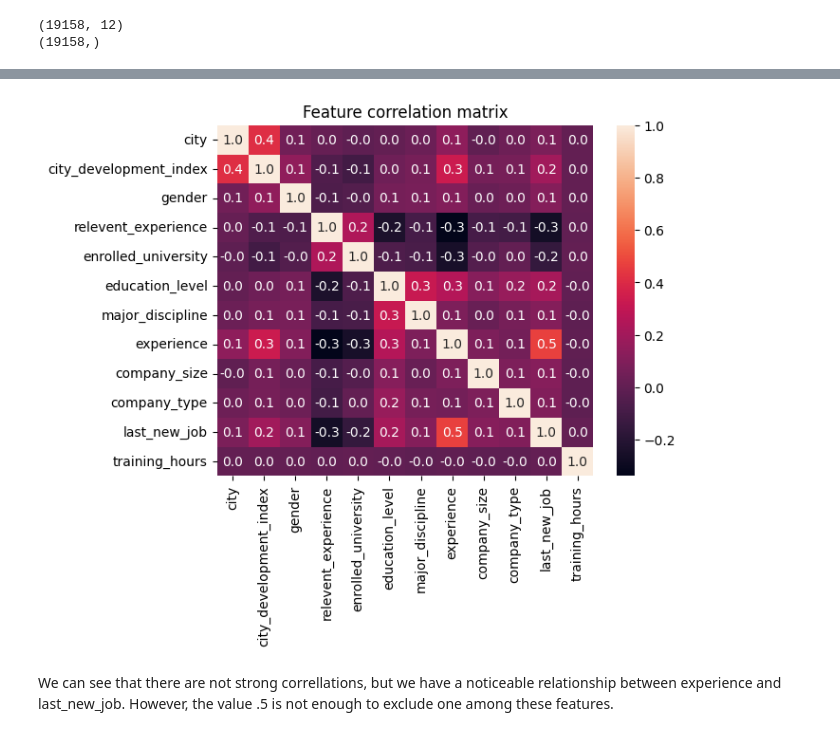
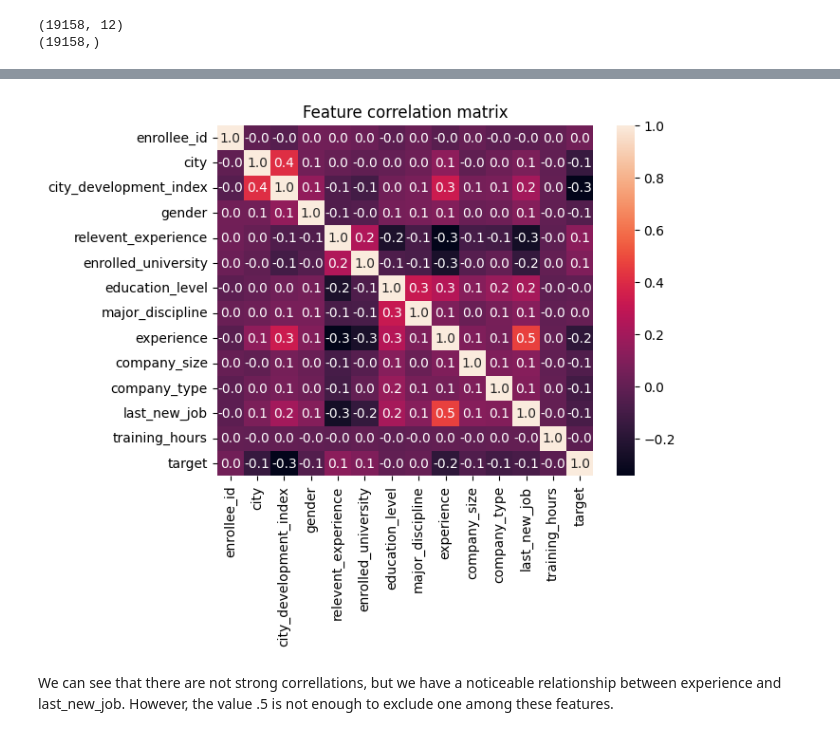
Before and after one commit to rubenIng93/xtream-ai-assignment, a Jupyter notebook: exploratory-analysis.ipynb, the cells around one changed output, grey strips where cells are left out. Drawn from its saved outputs; the diff is of its cells as text; code cells hidden in the pictures.

```diff
--- a/exploratory-analysis.ipynb
+++ b/exploratory-analysis.ipynb
@@ -278,0 +279,21 @@ We can start by checking the correlation among features. In case we have an high
+# %%
+# let's take a dataframe copy to be used in successive steps
+# as for data visualization we will convert categorical features in a scale 0 to n
+# but for fitting the model we should instead use the one hot encoding, to prevent misleading information
+factorized_df = df.copy()
+
+
+# Define a list of string features to be converted in numerical values
+to_convert = [
+    'gender',
+    'relevent_experience',
+    'enrolled_university',
+    'major_discipline',
+    'company_type'
+]
+
+factorized_df[to_convert] = factorized_df[to_convert].apply(lambda x: pd.factorize(x)[0])
+
+
+
+factorized_df.head()
@@ -279,10 +307,10 @@ We can start by checking the correlation among features. In case we have an high
 # %%
-corr = X.corr()
+corr = factorized_df.corr()
 sns.heatmap(corr, annot=True, fmt='.1f')
 plt.title('Feature correlation matrix')
 plt.show()
 # %% [output]
-[figure, old version]
+[figure, new version]
 # %% [markdown]
 We can see that there are not strong correllations, but we have a noticeable relationship between experience and last_new_job. However, the value .5 is not enough to exclude one among these features.
 # %% [markdown]
```
Also changed, not shown: parts of 7 cells of this notebook.
